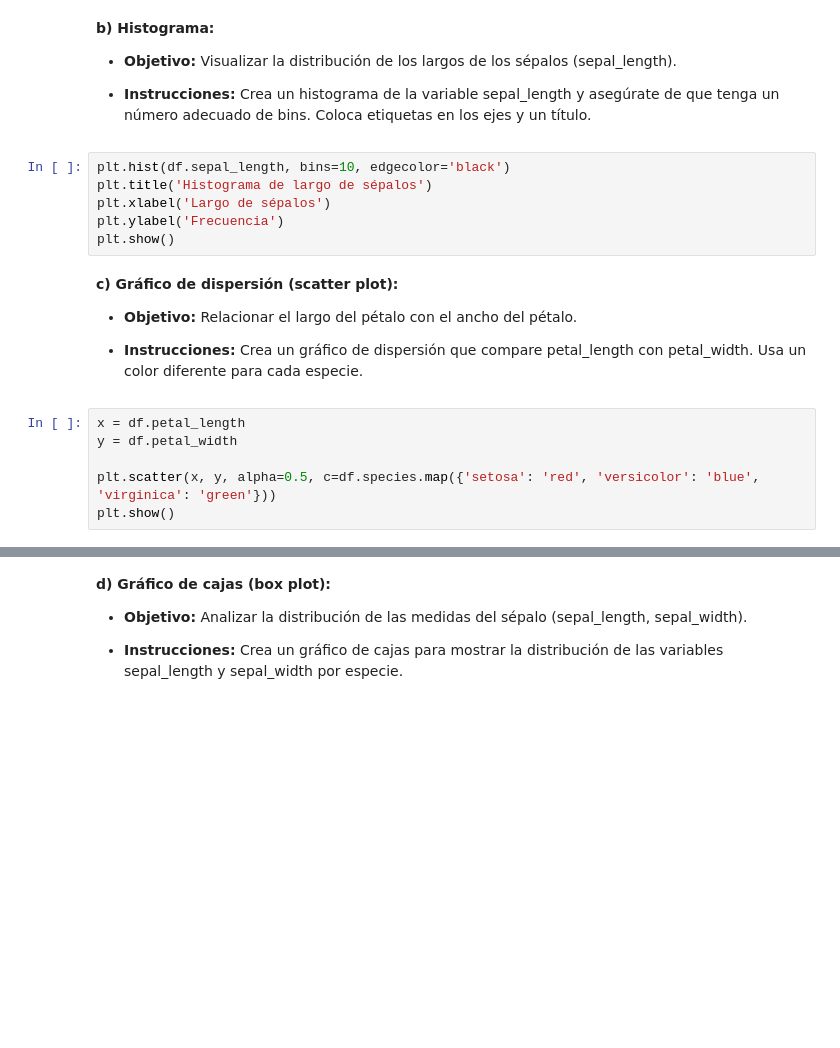
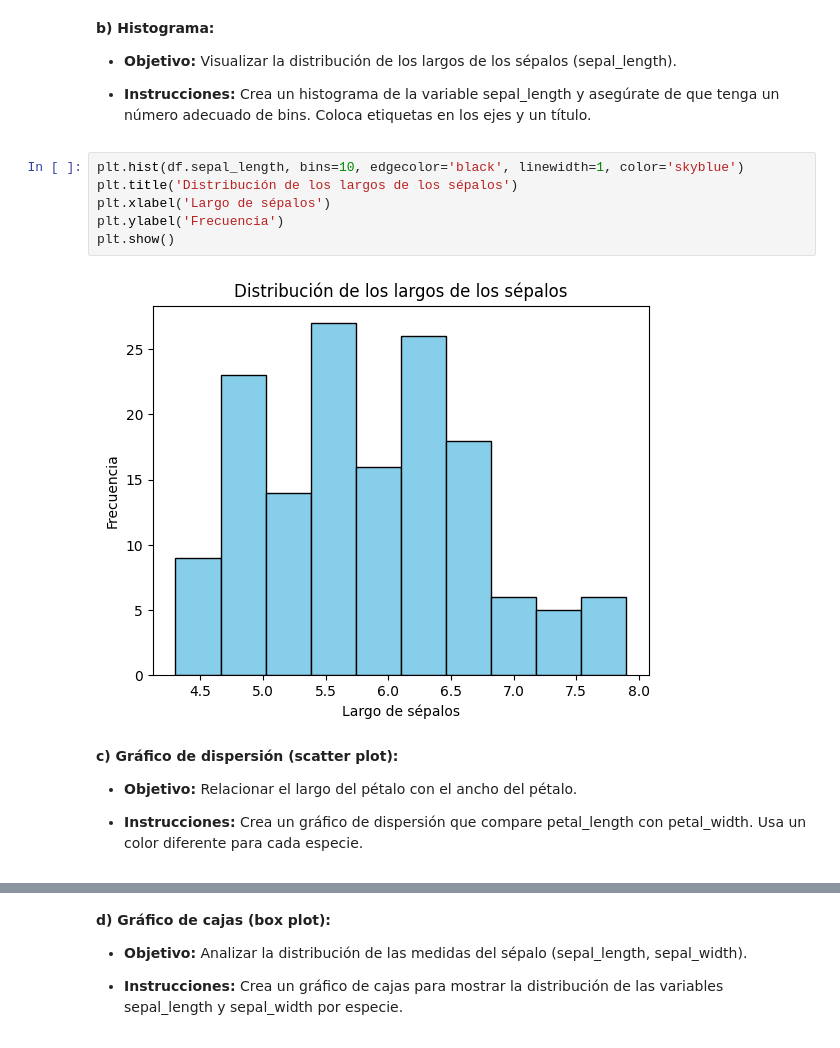
Before and after one commit to jonathanahc/Practicas, a Jupyter notebook: Práctica_7_Análisis_de_un_Dataset_con_Matplotlib.ipynb, the cells around one changed output, grey strips where cells are left out. Saved outputs shown, nothing was run; the diff lists cells and outputs as text; blank space fills up the shorter version.

```diff
--- a/Práctica_7_Análisis_de_un_Dataset_con_Matplotlib.ipynb
+++ b/Práctica_7_Análisis_de_un_Dataset_con_Matplotlib.ipynb
@@ -42,11 +69,13 @@ plt.show()
 
 *   **Instrucciones:** Crea un histograma de la variable sepal_length y asegúrate de que tenga un número adecuado de bins. Coloca etiquetas en los ejes y un título.
 # %%
-plt.hist(df.sepal_length, bins=10, edgecolor='black')
-plt.title('Histograma de largo de sépalos')
+plt.hist(df.sepal_length, bins=10, edgecolor='black', linewidth=1, color='skyblue')
+plt.title('Distribución de los largos de los sépalos')
 plt.xlabel('Largo de sépalos')
 plt.ylabel('Frecuencia')
 plt.show()
+# %% [output]
+[figure, added]
 # %% [markdown]
 **c) Gráfico de dispersión (scatter plot):**
 
@@ -54,9 +83,3 @@ plt.show()
 
 
 *   **Instrucciones:** Crea un gráfico de dispersión que compare petal_length con petal_width. Usa un color diferente para cada especie.
-# %%
-x = df.petal_length
-y = df.petal_width
-
-plt.scatter(x, y, alpha=0.5, c=df.species.map({'setosa': 'red', 'versicolor': 'blue', 'virginica': 'green'}))
-plt.show()
```
Also changed, not shown: parts of 7 cells of this notebook.
